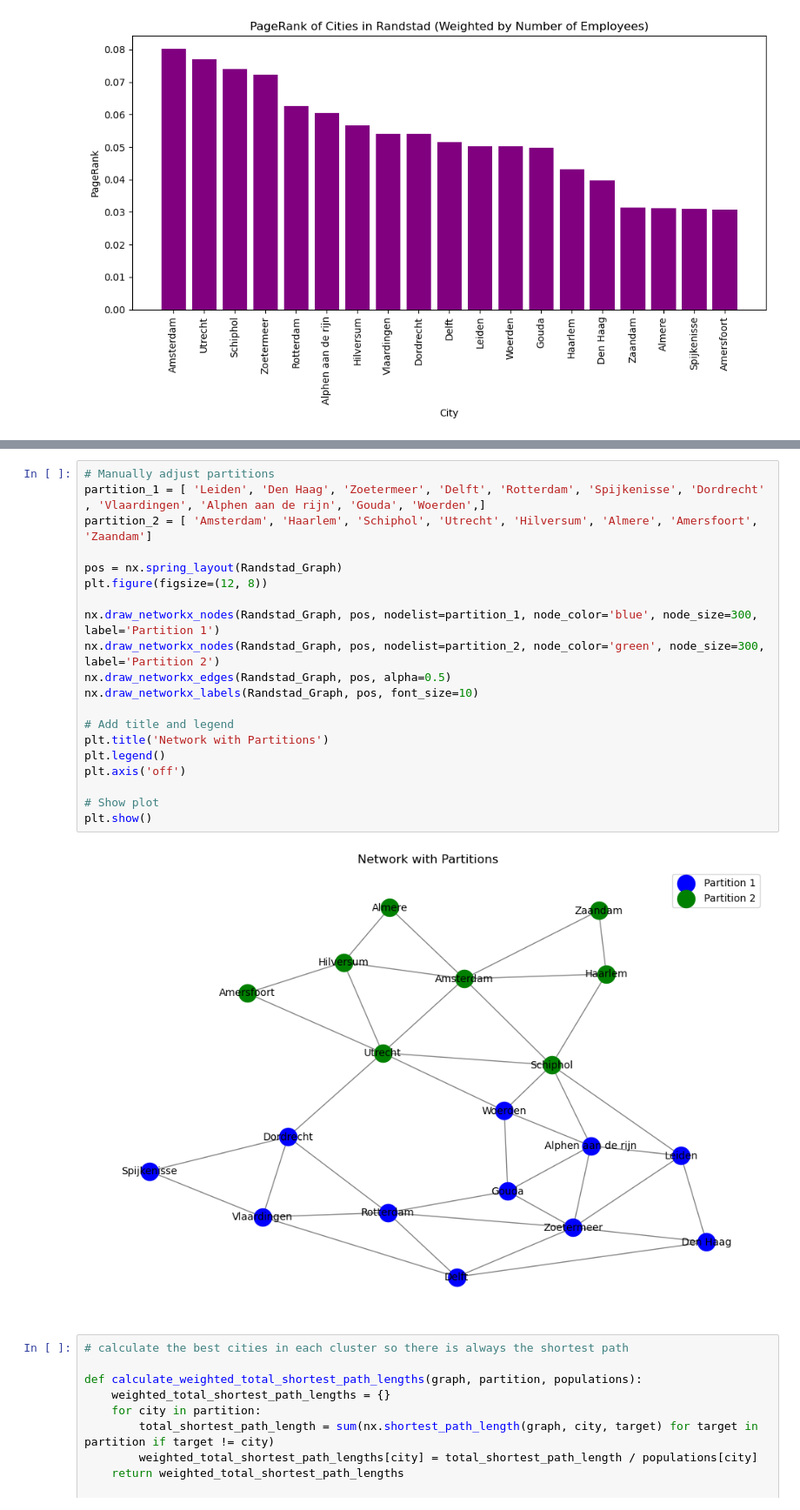
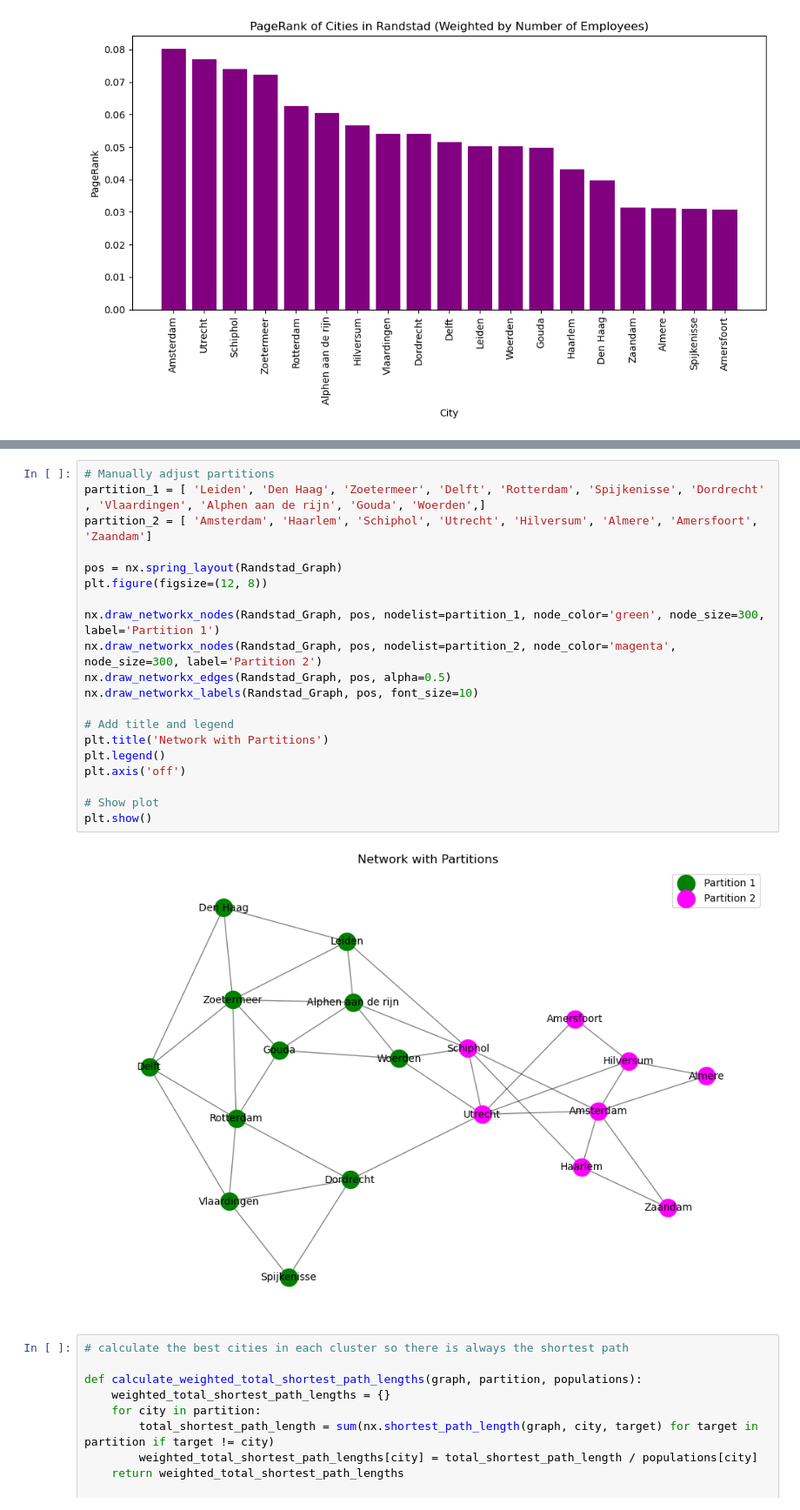
Before and after one commit to ElizeBr/Networked-Systems-Group-Assignment, a Jupyter notebook: Randstad.ipynb, the cells around one changed output, grey strips where cells are left out. Shown at 87% size. Cells and saved outputs as stored; diff of their text form.

```diff
--- a/Randstad.ipynb
+++ b/Randstad.ipynb
@@ -413,25 +413,25 @@ Partition 2: ['Leiden', 'Schiphol', 'Den Haag', 'Woerden', 'Gouda', 'Alphen aan
 # %%
 # Manually adjust partitions
 partition_1 = [ 'Leiden', 'Den Haag', 'Zoetermeer', 'Delft', 'Rotterdam', 'Spijkenisse', 'Dordrecht' , 'Vlaardingen', 'Alphen aan de rijn', 'Gouda', 'Woerden',]
 partition_2 = [ 'Amsterdam', 'Haarlem', 'Schiphol', 'Utrecht', 'Hilversum', 'Almere', 'Amersfoort', 'Zaandam']
 
 pos = nx.spring_layout(Randstad_Graph)
 plt.figure(figsize=(12, 8))
 
-nx.draw_networkx_nodes(Randstad_Graph, pos, nodelist=partition_1, node_color='blue', node_size=300, label='Partition 1')
-nx.draw_networkx_nodes(Randstad_Graph, pos, nodelist=partition_2, node_color='green', node_size=300, label='Partition 2')
+nx.draw_networkx_nodes(Randstad_Graph, pos, nodelist=partition_1, node_color='green', node_size=300, label='Partition 1')
+nx.draw_networkx_nodes(Randstad_Graph, pos, nodelist=partition_2, node_color='magenta', node_size=300, label='Partition 2')
 nx.draw_networkx_edges(Randstad_Graph, pos, alpha=0.5)
 nx.draw_networkx_labels(Randstad_Graph, pos, font_size=10)
 
 # Add title and legend
 plt.title('Network with Partitions')
 plt.legend()
 plt.axis('off')
 
 # Show plot
 plt.show()
 # %% [output]
-[figure, old version]
+[figure, new version]
 # %%
 # calculate the best cities in each cluster so there is always the shortest path
 
```
Also changed, not shown: parts of 8 cells of this notebook.
